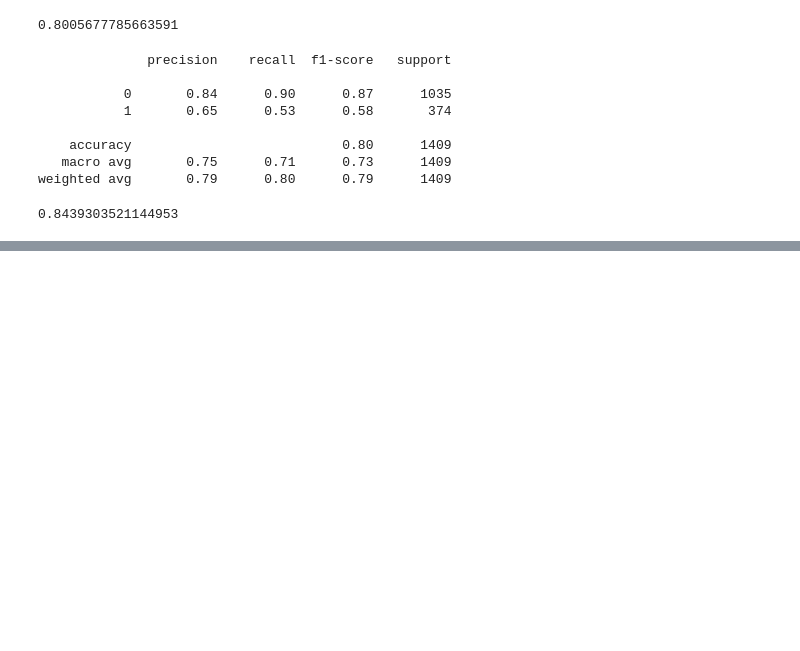
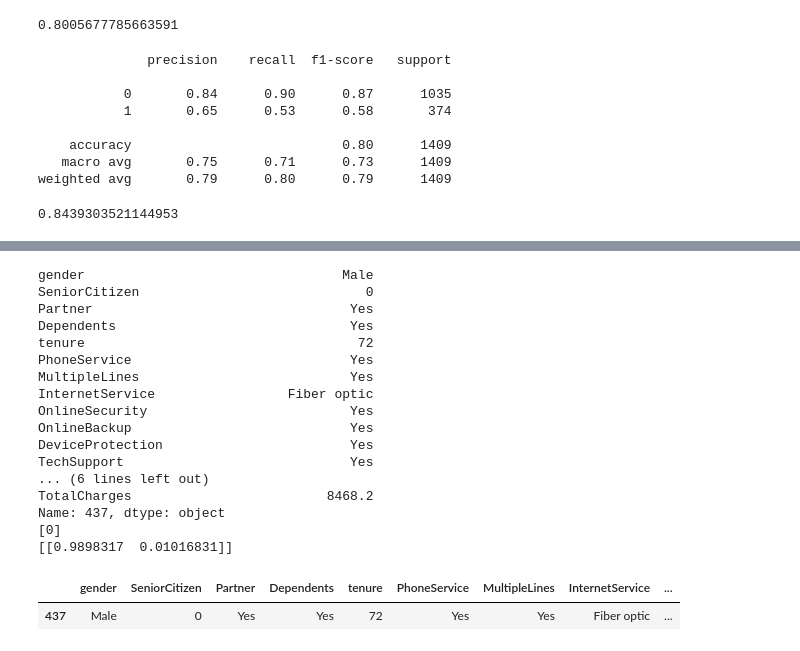
Before and after one commit to aahannigamofficial/IBM_Churn_Dataset, a Jupyter notebook: notebooks/02_preprocessing.ipynb, the cells around one changed output, grey strips where cells are left out. Cells and saved outputs as stored; diff of their text form; code cells hidden in the pictures; blank space fills up the shorter version.

```diff
--- a/notebooks/02_preprocessing.ipynb
+++ b/notebooks/02_preprocessing.ipynb
@@ -243,0 +316,27 @@ roc_auc_score(y_test, xgb_prob)
+# %%
+customer_index = 0
+customer_shap = shap_values[customer_index]
+print(X_test.iloc[customer_index])
+print(xgb_pipeline.predict(X_test.iloc[[customer_index]]))
+print(xgb_pipeline.predict_proba(X_test.iloc[[customer_index]]))
+X_test.iloc[[customer_index]]
+# %% [output]
+gender                                 Male
+SeniorCitizen                             0
+Partner                                 Yes
+Dependents                              Yes
+tenure                                   72
+PhoneService                            Yes
+MultipleLines                           Yes
+InternetService                 Fiber optic
+OnlineSecurity                          Yes
+OnlineBackup                            Yes
+DeviceProtection                        Yes
+TechSupport                             Yes
+... (6 lines left out)
+TotalCharges                         8468.2
+Name: 437, dtype: object
+[0]
+[[0.9898317  0.01016831]]
+|  | gender | SeniorCitizen | Partner | Dependents | tenure | PhoneService | MultipleLines | InternetService | ... |
+| 437 | Male | 0 | Yes | Yes | 72 | Yes | Yes | Fiber optic | ... |
```
Also changed, not shown: parts of 10 cells of this notebook.
